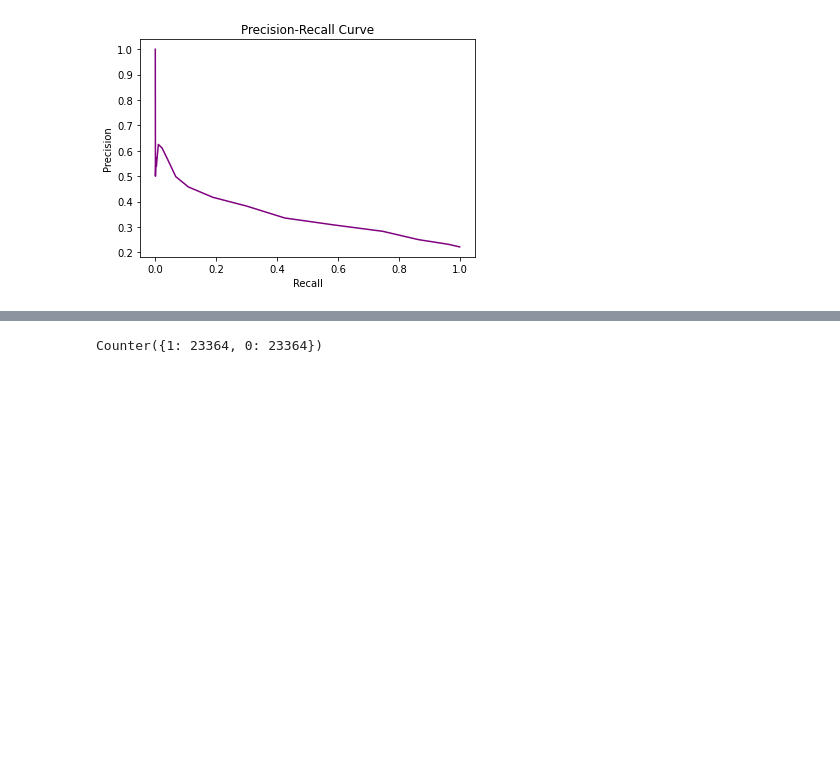
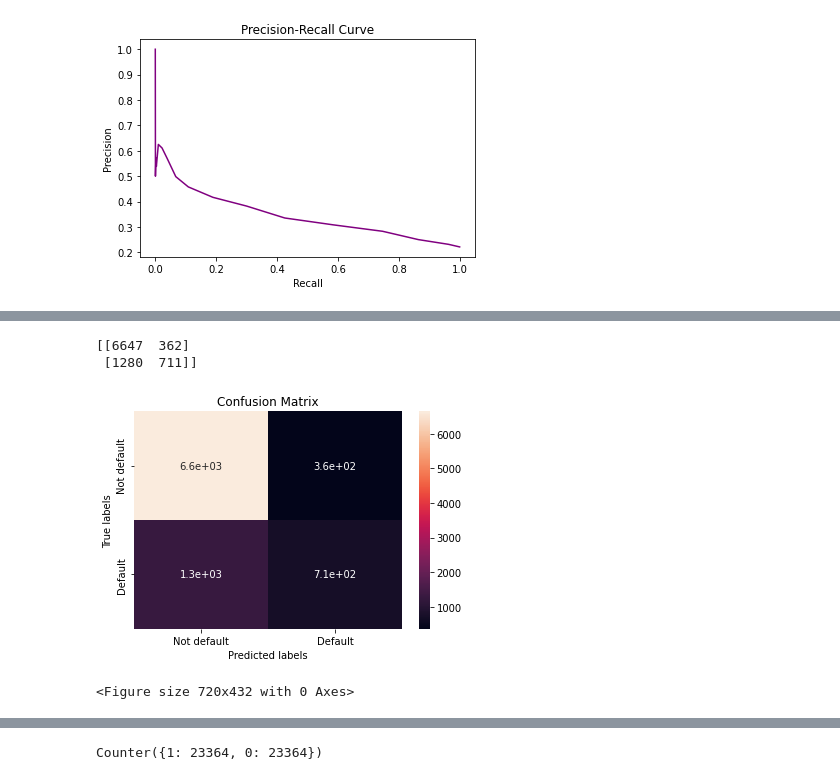
Before and after one commit to shreesha2304/Credit-Card-Default-Prediction, a Jupyter notebook: Credit_Card_Default_Prediction_Capstone_Project.ipynb, the cells around one changed output, grey strips where cells are left out. Cells and saved outputs as stored; diff of their text form; code cells hidden in the pictures; blank space fills up the shorter version.

```diff
--- a/Credit_Card_Default_Prediction_Capstone_Project.ipynb
+++ b/Credit_Card_Default_Prediction_Capstone_Project.ipynb
@@ -967,0 +1085,7 @@ pr_curve(y_test, y_score3)
+# %%
+confusion_plot(y_test, y_pred_test_dtr)
+# %% [output]
+[[6647  362]
+ [1280  711]]
+[figure, added]
+<Figure size 720x432 with 0 Axes>
```
Also changed, not shown: parts of 30 cells of this notebook.
